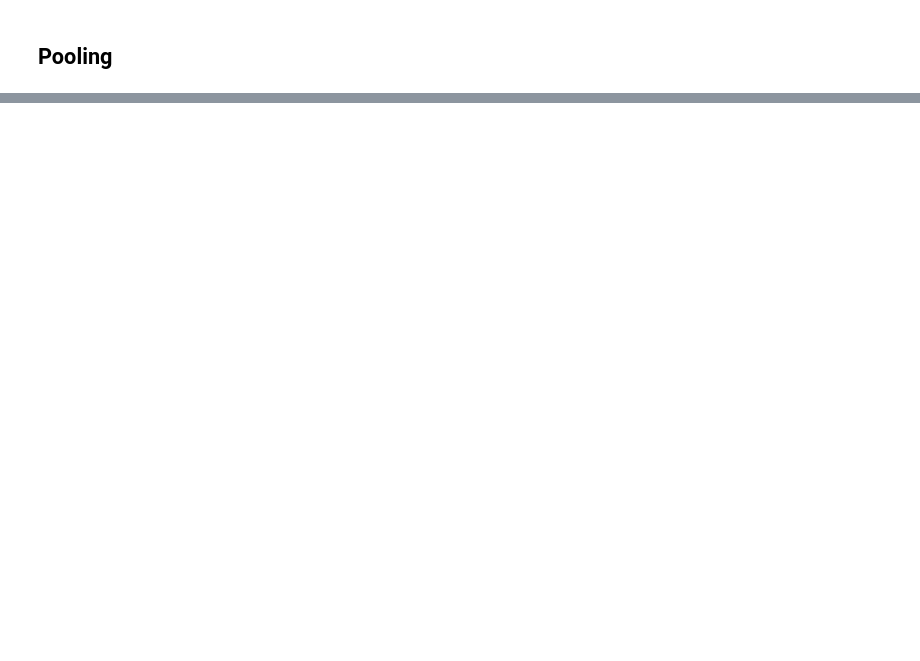
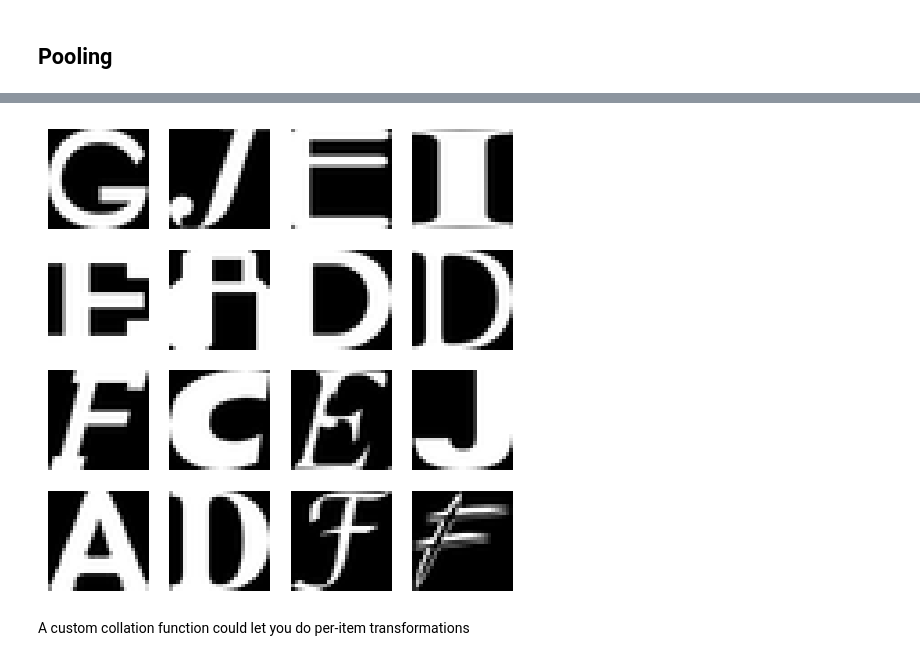
Before and after one commit to anubhavmaity/StableDiffusion-from-foundation, a Jupyter notebook: nbs/lectures/14_augment.ipynb, the cells around one changed output, grey strips where cells are left out. Cells and saved outputs as stored; diff of their text form; code cells hidden in the pictures; blank space fills up the shorter version.

```diff
--- a/nbs/lectures/14_augment.ipynb
+++ b/nbs/lectures/14_augment.ipynb
@@ -144,0 +124,8 @@ learn.fit(epochs)
+# %%
+def get_model3(act=nn.ReLU, nfs=(16, 32, 64, 128, 256), norm=nn.BatchNorm2d):
+    layers = [ResBlock(1, 16, ks=5, stride=1, act=act, norm=norm)]
+    layers += [ResBlock(nfs[i], nfs[i+1], act=act, norm=norm, stride=2) for i in range(len(nfs) - 1)]
+    layers += [GlobalAvgPool(), nn.Linear(256, 10, bias=False), nn.BatchNorm1d(10)]
+    return nn.Sequential(*layers).to(def_device)
+# %%
+TrainLearner(get_model3(), dls, F.cross_entropy, lr=lr, cbs=[DeviceCB()]).summary()
@@ -144,0 +139,6 @@ learn.fit(epochs)
+# %%
+def get_model4(act=nn.ReLU, nfs=(16, 32, 64, 128, 256), norm=nn.BatchNorm2d):
+    layers = [conv(1, 16, ks=5, stride=1, act=act, norm=norm)]
+    layers += [ResBlock(nfs[i], nfs[i+1], act=act, norm=norm, stride=2) for i in range(len(nfs) - 1)]
+    layers += [GlobalAvgPool(), nn.Linear(256, 10, bias=False), nn.BatchNorm1d(10)]
+    return nn.Sequential(*layers).to(def_device)
@@ -144,0 +147,2 @@ learn.fit(epochs)
+# %%
+TrainLearner(get_model4(), dls, F.cross_entropy, lr=lr, cbs=[DeviceCB()]).summary()
@@ -144,0 +210,5 @@ learn.fit(epochs)
+# %%
+xb, yb = next(iter(dls.train))
+show_images(xb[:16], imsize=1.5)
+# %% [output]
+[figure, added]
@@ -144,0 +236,2 @@ learn.fit(epochs)
+# %% [markdown]
+A custom collation function could let you do per-item transformations
```
Also changed, not shown: parts of 90 cells of this notebook, 17 other files.
